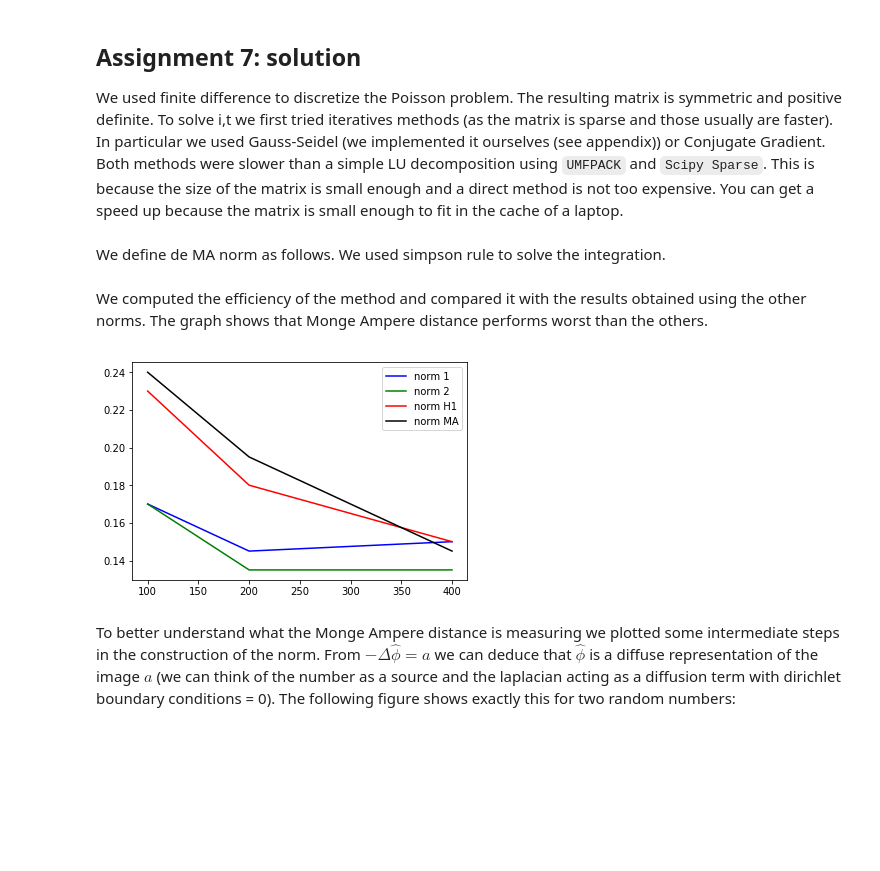
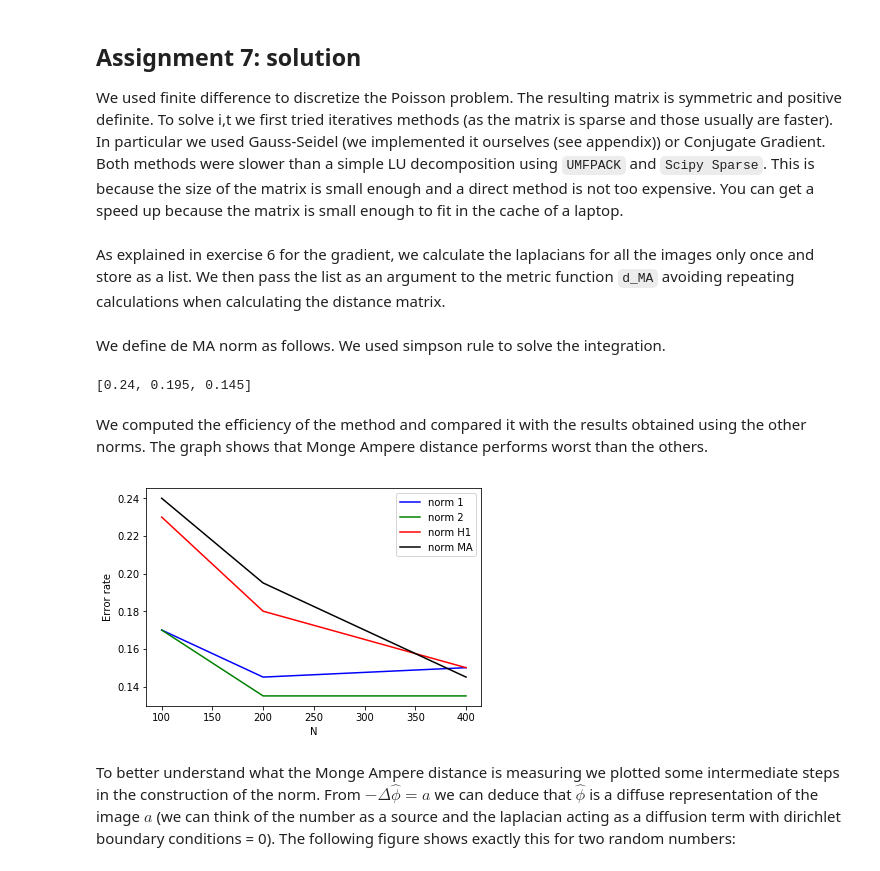
Before and after one commit to Fede112/P1.4_seed, a Jupyter notebook: final_project/final_project_2018-2019.ipynb, the cells around one changed output. Cells and saved outputs as stored; diff of their text form; code cells hidden in the pictures; blank space fills up the shorter version.

```diff
--- a/final_project/final_project_2018-2019.ipynb
+++ b/final_project/final_project_2018-2019.ipynb
@@ -598,3 +595,5 @@ import numpy as np
 # LU decomposition of matrix A
 sA = sparse.csr_matrix(A)
 lu = splu(sA)
+# %% [markdown]
+As explained in exercise 6 for the gradient, we calculate the laplacians for all the images only once and store as a list. We then pass the list as an argument to the metric function `d_MA` avoiding repeating calculations when calculating the distance matrix.
@@ -604,34 +614,43 @@ We define de MA norm as follows. We used simpson rule to solve the integration.
 # Define norm d_MA
 
 # @time_this
-def d_MA(f1,f2):
+def d_MA(f1,f2,**kwargs):
+    # check if you input 4 extra arguments:
+    # i and j index of picture f1 and f2 respectively
+    if len(kwargs.items()) != 4:
+         raise TypeError("Missing arguments: laplacian array and image indices")
+
+    # gradient of image i
+    id1 = kwargs['id_f1']
+    # gradient of image j
+    id2 = kwargs['id_f2']
+    # integral of image j
+    intgrl = kwargs['intgrl']
+    # integral of image j
+    lapl = kwargs['lapl']
+
     x = np.arange(img_rows)
     y = np.arange(img_cols)
 
-    intgrl_f1 = simps(simps(f1, y), x)
-    intgrl_f2 = simps(simps(f2, y), x)
-
-    a = f1/intgrl_f1
-    b = f2/intgrl_f2
+    a = f1/intgrl[id1]
+    b = f2/intgrl[id2]
 
     # Reshapes don't introduce almost any overhead
     a_vec = a.reshape(784,1)
     b_vec = b.reshape(784,1)
 
-
-# Solve the laplace equation
+    # Solve the laplace equation
     # With CG was slower than LU decomposition
     # x_start = np.ones(img_rows*img_cols)
     # x_start = x_start.reshape(784,1)
     # phi_vec = gauss_num_bis(A, a_vec - b_vec, x_start, 1000)
     # phi_vec = sparse.linalg.cg(A, a_vec-b_vec, x_start, 1e-8,1000)[0][:]
 
-    # Using LU decomposition of scipy.sparse.linalg (it used UMFPACK)
-    # This was the faster one
-    phi_vec = lu.solve(a_vec-b_vec)
+    # We end up using LU decomposition of scipy.sparse.linalg (it used UMFPACK)
+    # We calculate it in an auxilary function to reduce operations
 
-    phi_mat = phi_vec.reshape(28,28)
-    grad_phi = np.gradient(phi_mat)
+    phi = (lapl[id1]/intgrl[id1]) - (lapl[id2]/intgrl[id2])
+    grad_phi = np.gradient(phi)
     grad_abs_sq = np.square(grad_phi[0]) + np.square(grad_phi[1])
 
     return simps(simps(grad_abs_sq*(a+b), y), x)
@@ -641,20 +660,25 @@ def d_MA(f1,f2):
 
 Ns = np.array([100,200,400])
 # Ns = np.array([100])
-d_MA_errors = [efficiency(N, dist(d_MA, N, x_train), y_train) for N in Ns]
+d_MA_errors = [efficiency(N, dist(d_MA, N, x_train, lapl = lapl_v, intgrl = intgrl_v), y_train) for N in Ns]
+print(d_MA_errors)
+# %% [output]
+[0.24, 0.195, 0.145]
 # %% [markdown]
 We computed the efficiency of the method and compared it with the results obtained using the other norms.
 The graph shows that Monge Ampere distance performs worst than the others.
 # %%
 # plot the results of norm MA compared with the previous norms
 plot(Ns, d_1_errors[:3], c='b', label = 'norm 1')
 plot(Ns, d_2_errors[:3], c='g', label = 'norm 2')
 plot(Ns, d_h1_errors[:3], c='r', label = 'norm H1')
 plot(Ns, d_MA_errors[:], c='black', label = 'norm MA')
+plt.xlabel('N')
+plt.ylabel('Error rate')
 plt.legend()
 plt.show()
 # %% [output]
-[figure, old version]
+[figure, new version]
 # %% [markdown]
 To better understand what the Monge Ampere distance is measuring we plotted some intermediate steps in the construction of the norm.
 From  $-\Delta \hat{\phi} = a$ we can deduce that $\hat{\phi}$ is a diffuse representation of the image $a$ (we can think of the number as a source and the laplacian acting as a diffusion term with dirichlet boundary conditions = 0).
```
Also changed, not shown: parts of 14 cells of this notebook.
